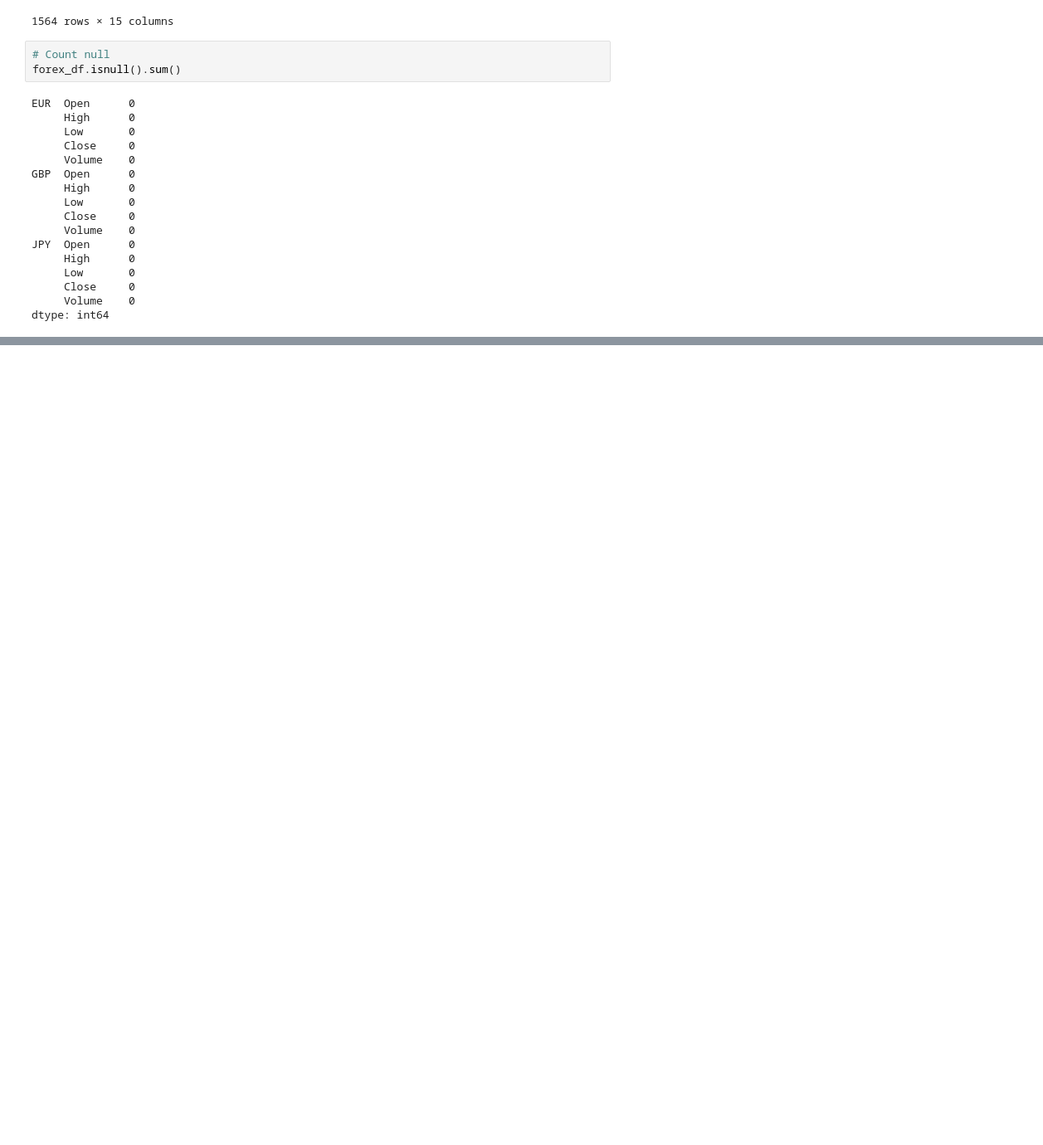
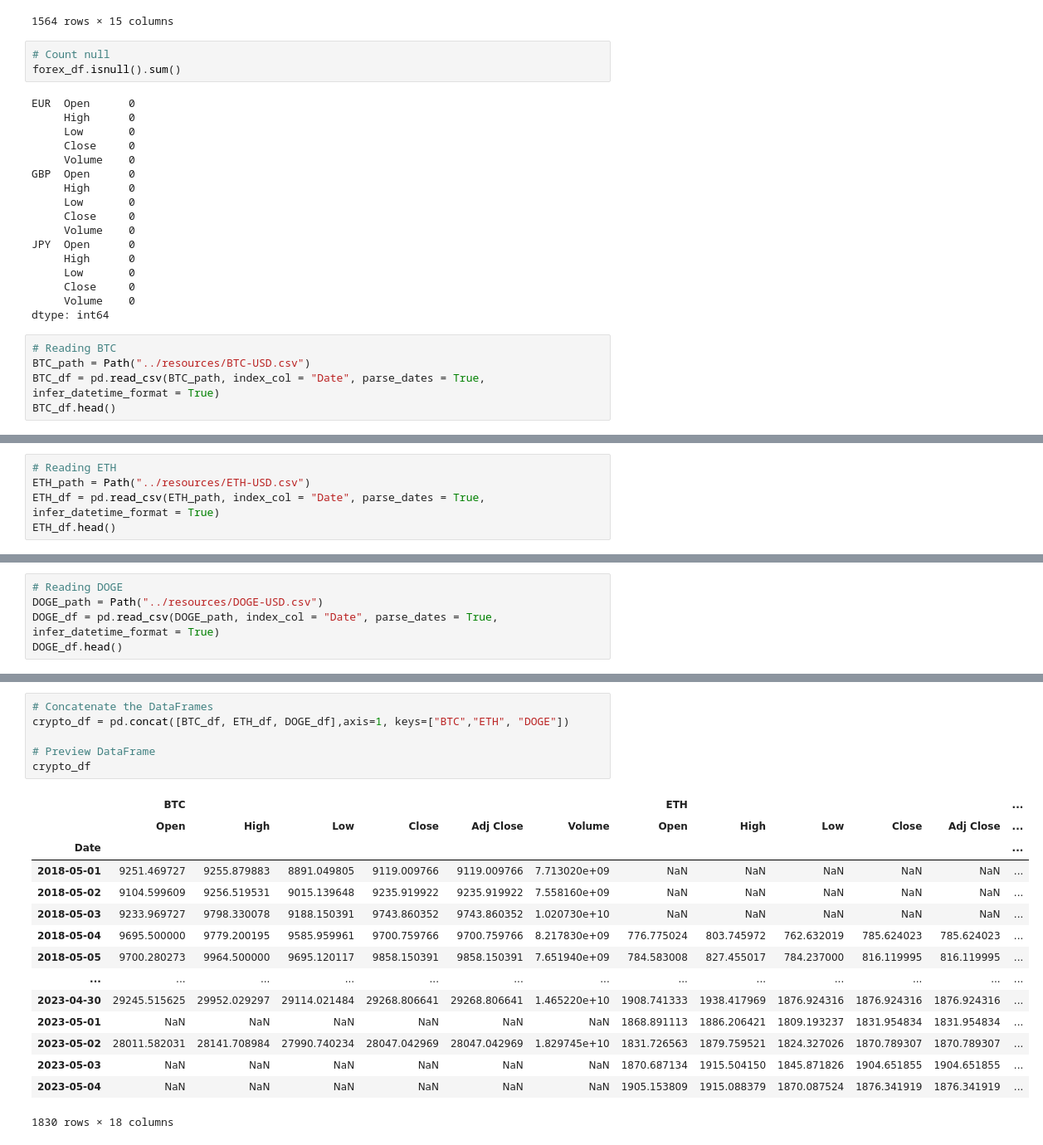
Before and after one commit to minhanhle93/Crypto-Forecasting, a Jupyter notebook: Notebook/crypto_data_analysis.ipynb, the cells around one changed output, grey strips where cells are left out. Shown at 83% size. Saved outputs shown, nothing was run; the diff lists cells and outputs as text; blank space fills up the shorter version.

```diff
--- a/Notebook/crypto_data_analysis.ipynb
+++ b/Notebook/crypto_data_analysis.ipynb
@@ -198,3 +198,8 @@ JPY  Open      0
      Close     0
      Volume    0
 dtype: int64
+# %%
+# Reading BTC
+BTC_path = Path("../resources/BTC-USD.csv")
+BTC_df = pd.read_csv(BTC_path, index_col = "Date", parse_dates = True, infer_datetime_format = True)
+BTC_df.head()
@@ -200,0 +214,5 @@ dtype: int64
+# %%
+# Reading ETH
+ETH_path = Path("../resources/ETH-USD.csv")
+ETH_df = pd.read_csv(ETH_path, index_col = "Date", parse_dates = True, infer_datetime_format = True)
+ETH_df.head()
@@ -200,0 +227,5 @@ dtype: int64
+# %%
+# Reading DOGE
+DOGE_path = Path("../resources/DOGE-USD.csv")
+DOGE_df = pd.read_csv(DOGE_path, index_col = "Date", parse_dates = True, infer_datetime_format = True)
+DOGE_df.head()
@@ -200,0 +240,22 @@ dtype: int64
+# %%
+# Concatenate the DataFrames
+crypto_df = pd.concat([BTC_df, ETH_df, DOGE_df],axis=1, keys=["BTC","ETH", "DOGE"])
+
+# Preview DataFrame
+crypto_df
+# %% [output]
+|  | BTC |  |  |  |  |  | ETH |  |  |  |  | ... |
+|  | Open | High | Low | Close | Adj Close | Volume | Open | High | Low | Close | Adj Close | ... |
+| Date |  |  |  |  |  |  |  |  |  |  |  | ... |
+| 2018-05-01 | 9251.469727 | 9255.879883 | 8891.049805 | 9119.009766 | 9119.009766 | 7.713020e+09 | NaN | NaN | NaN | NaN | NaN | ... |
+| 2018-05-02 | 9104.599609 | 9256.519531 | 9015.139648 | 9235.919922 | 9235.919922 | 7.558160e+09 | NaN | NaN | NaN | NaN | NaN | ... |
+| 2018-05-03 | 9233.969727 | 9798.330078 | 9188.150391 | 9743.860352 | 9743.860352 | 1.020730e+10 | NaN | NaN | NaN | NaN | NaN | ... |
+| 2018-05-04 | 9695.500000 | 9779.200195 | 9585.959961 | 9700.759766 | 9700.759766 | 8.217830e+09 | 776.775024 | 803.745972 | 762.632019 | 785.624023 | 785.624023 | ... |
+| 2018-05-05 | 9700.280273 | 9964.500000 | 9695.120117 | 9858.150391 | 9858.150391 | 7.651940e+09 | 784.583008 | 827.455017 | 784.237000 | 816.119995 | 816.119995 | ... |
+| ... | ... | ... | ... | ... | ... | ... | ... | ... | ... | ... | ... | ... |
+| 2023-04-30 | 29245.515625 | 29952.029297 | 29114.021484 | 29268.806641 | 29268.806641 | 1.465220e+10 | 1908.741333 | 1938.417969 | 1876.924316 | 1876.924316 | 1876.924316 | ... |
+| 2023-05-01 | NaN | NaN | NaN | NaN | NaN | NaN | 1868.891113 | 1886.206421 | 1809.193237 | 1831.954834 | 1831.954834 | ... |
+| 2023-05-02 | 28011.582031 | 28141.708984 | 27990.740234 | 28047.042969 | 28047.042969 | 1.829745e+10 | 1831.726563 | 1879.759521 | 1824.327026 | 1870.789307 | 1870.789307 | ... |
+| 2023-05-03 | NaN | NaN | NaN | NaN | NaN | NaN | 1870.687134 | 1915.504150 | 1845.871826 | 1904.651855 | 1904.651855 | ... |
+| 2023-05-04 | NaN | NaN | NaN | NaN | NaN | NaN | 1905.153809 | 1915.088379 | 1870.087524 | 1876.341919 | 1876.341919 | ... |
+1830 rows × 18 columns
```
Also changed, not shown: parts of 5 cells of this notebook, 3 other files.
